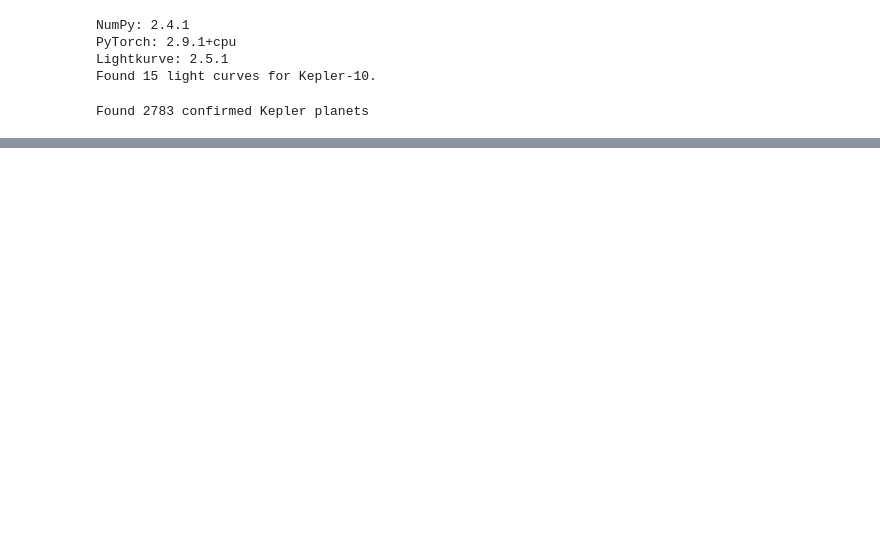
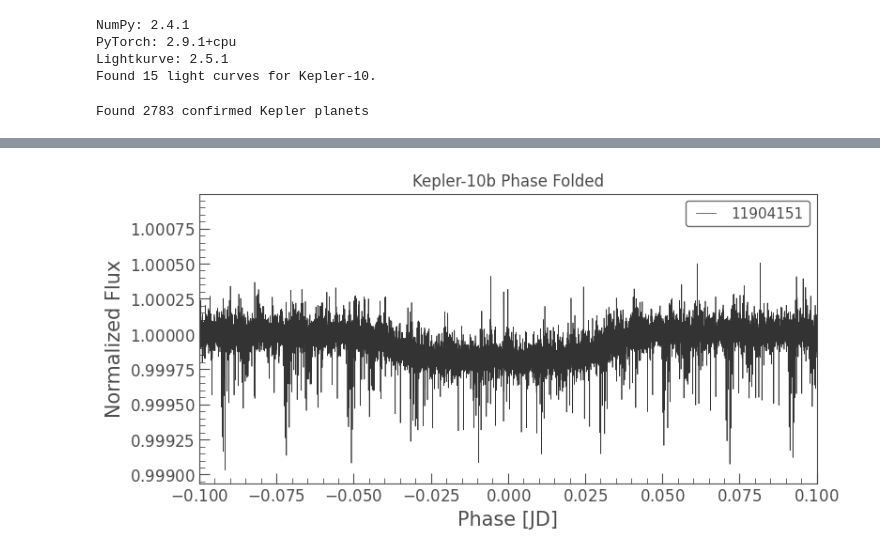
Before and after one commit to MikeMurgia/AIExoplanetFinder, a Jupyter notebook: notebooks/data_exploration.ipynb, the cells around one changed output, grey strips where cells are left out. Cells and saved outputs as stored; diff of their text form; code cells hidden in the pictures; blank space fills up the shorter version.

```diff
--- a/notebooks/data_exploration.ipynb
+++ b/notebooks/data_exploration.ipynb
@@ -52,0 +118,15 @@ def download_lightcurve(kepid, save_dir="data/raw"):
+# %%
+# Kepler-10b orbital period
+period = 0.837495  # days
+t0 = 131.57507    # first transit time (BKJD)
+
+# Fold all transits onto each other
+folded = lc.fold(period=period, epoch_time=t0)
+
+# Plot
+folded.plot()
+plt.title("Kepler-10b Phase Folded")
+plt.xlim(-0.1, 0.1)  # Zoom on transit
+plt.show()
+# %% [output]
+[figure, added]
```
Also changed, not shown: parts of 18 cells of this notebook, 44 other files.
